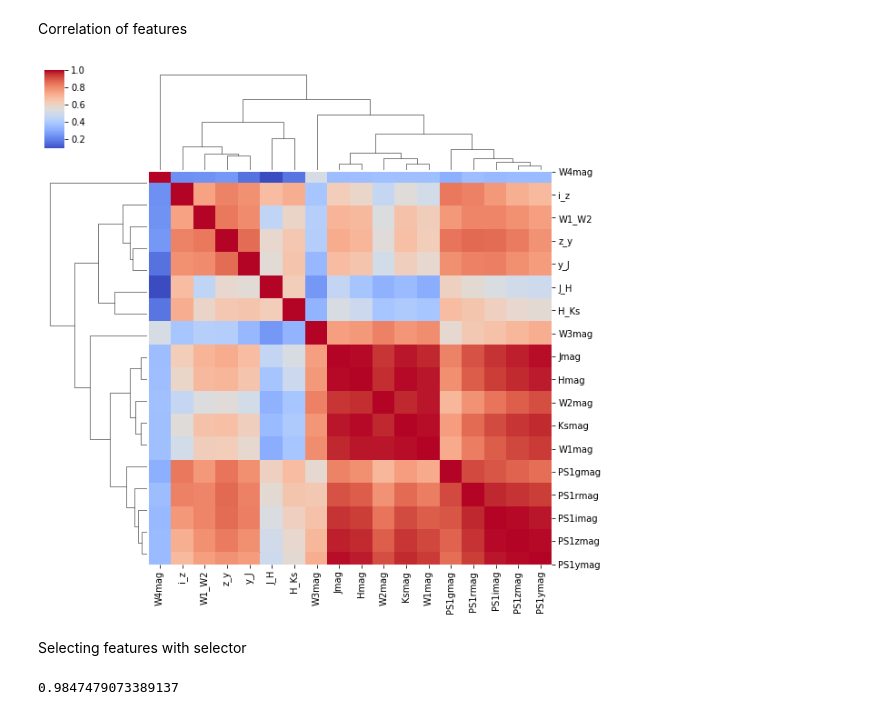
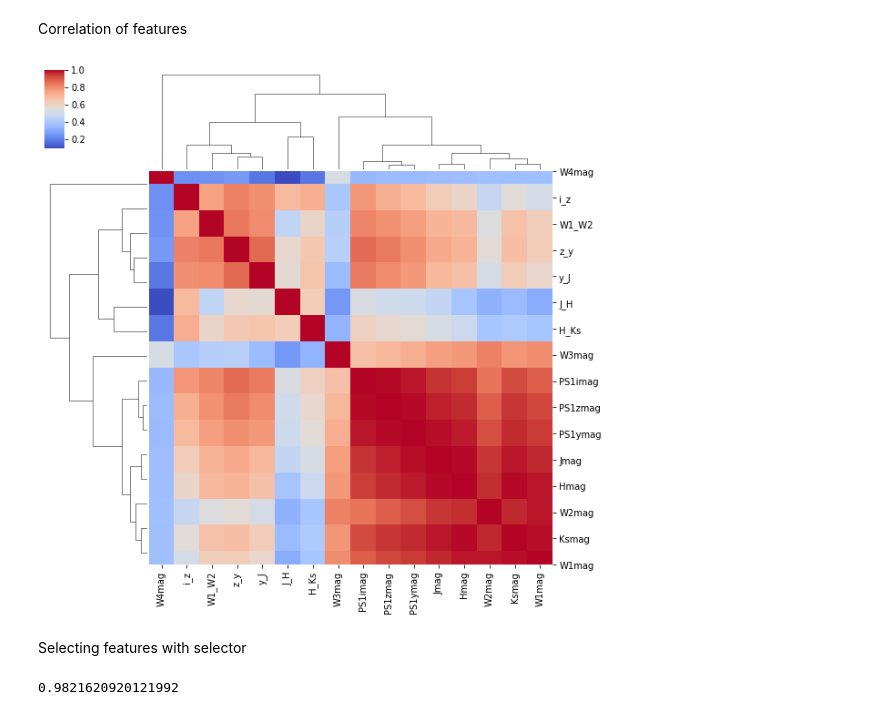
Before and after one commit to iamaleksandra/Brown-Dwarfs-NN, a Jupyter notebook: bd.ipynb, the cells around one changed output. Cells and saved outputs as stored; diff of their text form; code cells hidden in the pictures.

Commit message:
update
got rid of PS1gmag and PS1rmag as they are almost entirely missing from original dataset, so imputed values have no meaning
also minor updates

```diff
--- a/bd.ipynb
+++ b/bd.ipynb
@@ -86,6 +86,6 @@ df.head()
 | 3 | L5.5 | NaN | NaN | 22.30 | 20.30 | 19.31 | 17.17 | 16.06 | 15.66 | 14.82 | 14.57 | ... |
 | 4 | L9 | NaN | NaN | NaN | 21.05 | 19.87 | NaN | NaN | NaN | 15.34 | 14.70 | ... |
 # %%
-X = df.loc[:, 'PS1gmag':'W4mag']
+X = df.loc[:, 'PS1imag':'W4mag']
 y = df.loc[:, 'label']
 # %%
@@ -103,7 +103,7 @@ Imputing missing values with KNN imputer
 # %%
 imputer = KNNImputer(n_neighbors=3, weights="uniform")
 X = imputer.fit_transform(X)
-cols = df.loc[:, 'PS1gmag':'W4mag']
+cols = df.loc[:, 'PS1imag':'W4mag']
 dx = pandas.DataFrame(data=X, columns=cols.columns)
 dx.head()
 # %% [output]
@@ -396,18 +398,18 @@ Correlation of features
 # %%
 import seaborn as sns
 # %%
-X_ = dx.loc[:, 'PS1gmag':'W1_W2']
+X_ = dx.loc[:, 'PS1imag':'W1_W2']
 corr_matrix = X_.corr(method='spearman')
 res = sns.clustermap(corr_matrix, method='weighted', figsize=(10, 10), cmap='coolwarm')
 # %% [output]
-[figure, old version]
+[figure, new version]
 # %% [markdown]
 Selecting features with selector
 # %%
-baseline = roc_auc_score(y_score=y_pred_bsvc, y_true=y_val)
+baseline = balanced_accuracy_score(y_pred=y_pred_bsvc, y_true=y_val)
 baseline
 # %% [output]
-0.9847479073389137
+0.9821620920121992
 # %%
 from mlxtend.feature_selection import SequentialFeatureSelector
 # %%
```
Also changed, not shown: parts of 17 cells of this notebook.
